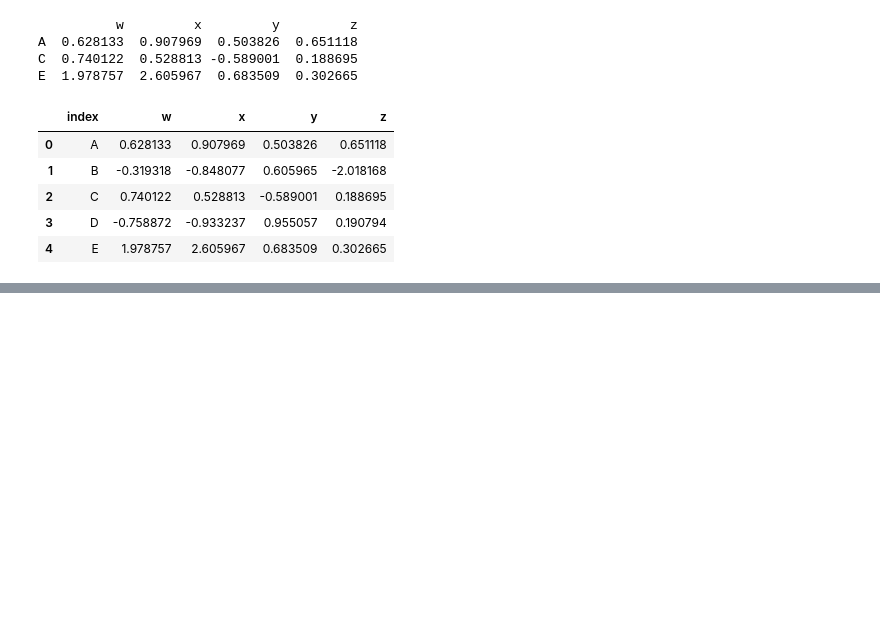
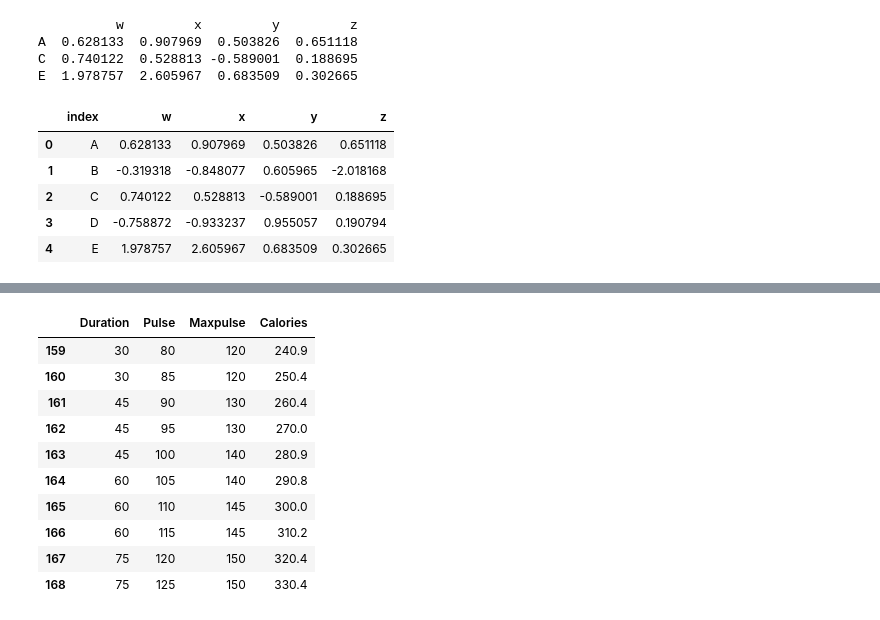
Before and after one commit to VidyaH-source/LearningML, a Jupyter notebook: ML_Day_5.ipynb, the cells around one changed output, grey strips where cells are left out. Cells and saved outputs as stored; diff of their text form; code cells hidden in the pictures; blank space fills up the shorter version.

```diff
--- a/ML_Day_5.ipynb
+++ b/ML_Day_5.ipynb
@@ -348,0 +422,14 @@ df
+# %%
+df.tail(10)
+# %% [output]
+|  | Duration | Pulse | Maxpulse | Calories |
+| 159 | 30 | 80 | 120 | 240.9 |
+| 160 | 30 | 85 | 120 | 250.4 |
+| 161 | 45 | 90 | 130 | 260.4 |
+| 162 | 45 | 95 | 130 | 270.0 |
+| 163 | 45 | 100 | 140 | 280.9 |
+| 164 | 60 | 105 | 140 | 290.8 |
+| 165 | 60 | 110 | 145 | 300.0 |
+| 166 | 60 | 115 | 145 | 310.2 |
+| 167 | 75 | 120 | 150 | 320.4 |
+| 168 | 75 | 125 | 150 | 330.4 |
```
Also changed, not shown: parts of 8 cells of this notebook.
